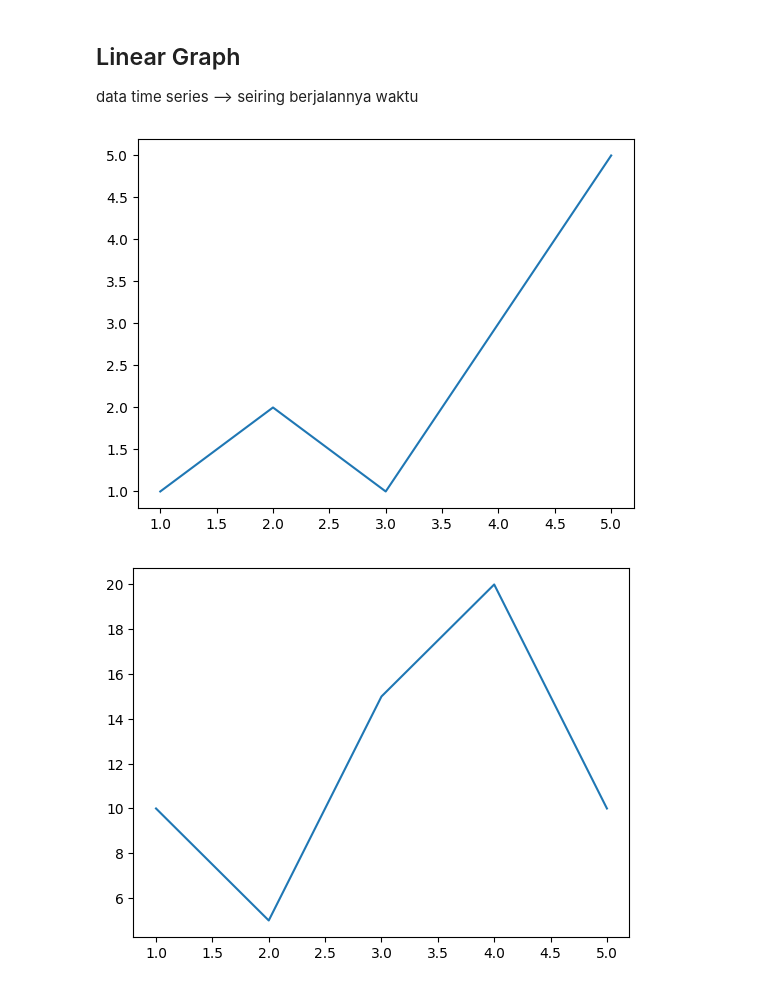
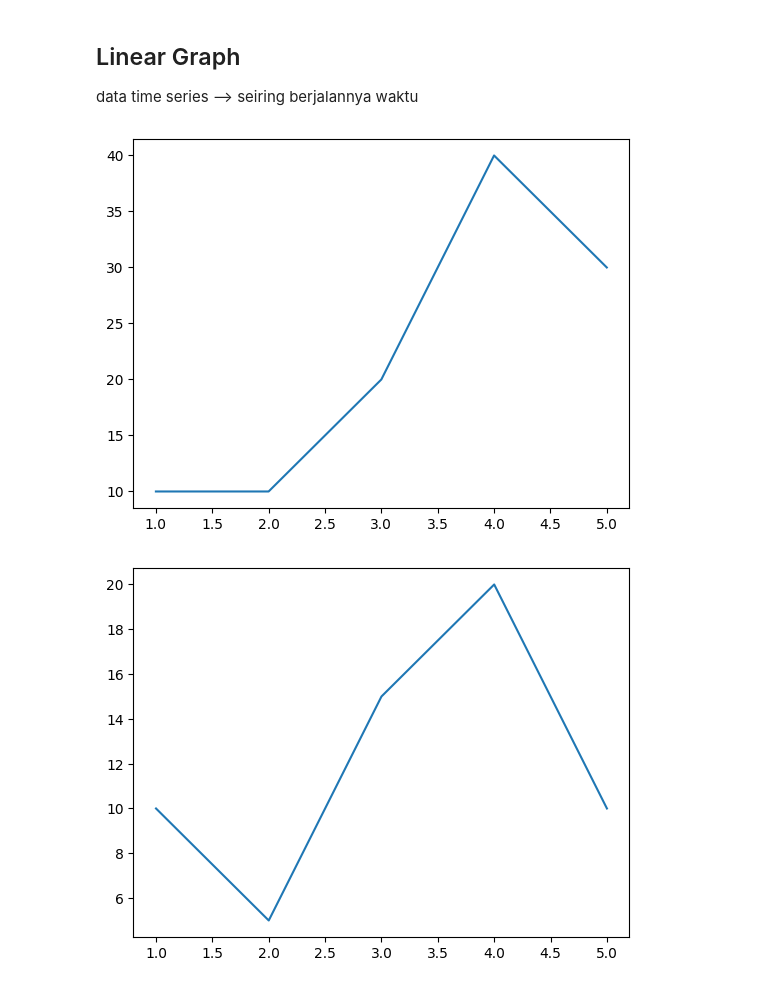
Before and after one commit to amilafr/algo-python-pro2, a Jupyter notebook: M3L5_Data_visualization.ipynb, the cells around one changed output. Cells and saved outputs as stored; diff of their text form; code cells hidden in the pictures.

```diff
--- a/M3L5_Data_visualization.ipynb
+++ b/M3L5_Data_visualization.ipynb
@@ -27,16 +27,16 @@ data time series --> seiring berjalannya waktu
 # %%
 import pandas as pd
 import matplotlib.pyplot as plt
 
 data_series = pd.Series(
-    data = [1, 2, 1, 3, 5],
-    index = [1, 2, 3, 4, 5]
+    index = [1, 2, 3, 4, 5],
+    data = [10, 10, 20, 40, 30]
 )
 
-data_series.plot()
-plt.show()
+data_series.plot() # bikin grafik
+plt.show() # menampilkan
 # %% [output]
-[figure, old version]
+[figure, new version]
 # %%
 import pandas as pd
 import matplotlib.pyplot as plt
```
Also changed, not shown: parts of 24 cells of this notebook.
